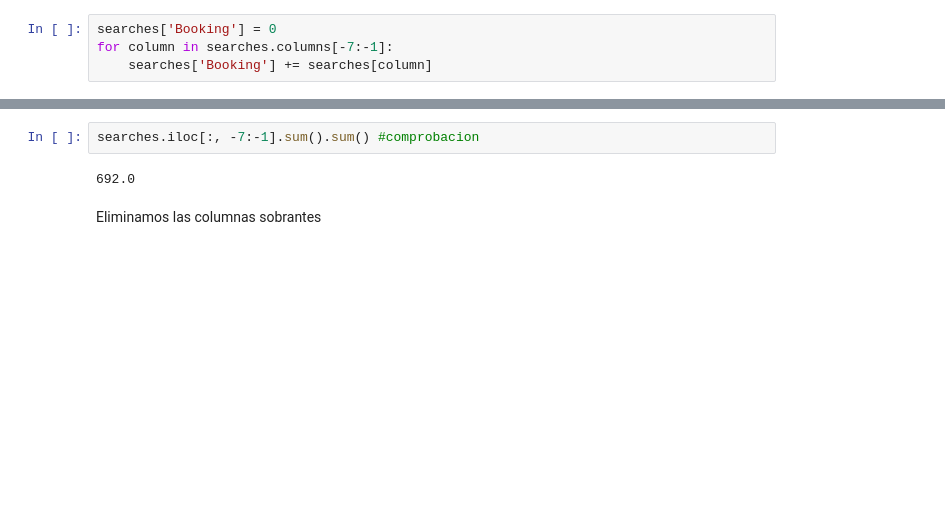
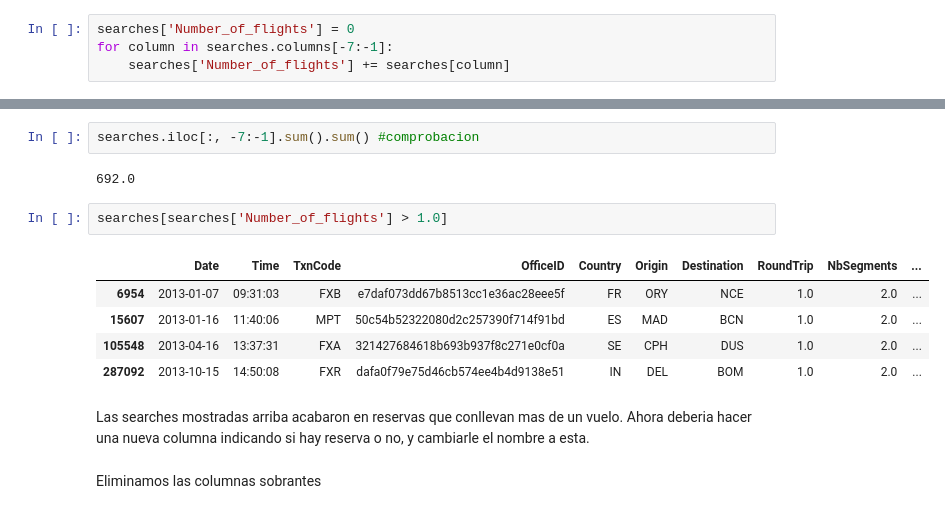
Before and after one commit to javiicc/DS_Challenge, a Jupyter notebook: Exercise_4.ipynb, the cells around one changed output, grey strips where cells are left out. Cells and saved outputs as stored; diff of their text form; blank space fills up the shorter version.

```diff
--- a/Exercise_4.ipynb
+++ b/Exercise_4.ipynb
@@ -366,7 +384,7 @@ dtype: float64
 # %% [markdown]
 Creamos la nueva columna
 # %%
-searches['Booking'] = 0
+searches['Number_of_flights'] = 0
 for column in searches.columns[-7:-1]:
-    searches['Booking'] += searches[column]
+    searches['Number_of_flights'] += searches[column]
 # %%
@@ -377,6 +395,16 @@ searches['Booking'].sum()
 searches.iloc[:, -7:-1].sum().sum() #comprobacion
 # %% [output]
 692.0
+# %%
+searches[searches['Number_of_flights'] > 1.0]
+# %% [output]
+|  | Date | Time | TxnCode | OfficeID | Country | Origin | Destination | RoundTrip | NbSegments | ... |
+| 6954 | 2013-01-07 | 09:31:03 | FXB | e7daf073dd67b8513cc1e36ac28eee5f | FR | ORY | NCE | 1.0 | 2.0 | ... |
+| 15607 | 2013-01-16 | 11:40:06 | MPT | 50c54b52322080d2c257390f714f91bd | ES | MAD | BCN | 1.0 | 2.0 | ... |
+| 105548 | 2013-04-16 | 13:37:31 | FXA | 321427684618b693b937f8c271e0cf0a | SE | CPH | DUS | 1.0 | 2.0 | ... |
+| 287092 | 2013-10-15 | 14:50:08 | FXR | dafa0f79e75d46cb574ee4b4d9138e51 | IN | DEL | BOM | 1.0 | 2.0 | ... |
+# %% [markdown]
+Las searches mostradas arriba acabaron en reservas que conllevan mas de un vuelo. Ahora deberia hacer una nueva columna indicando si hay reserva o no, y cambiarle el nombre a esta.
 # %% [markdown]
 Eliminamos las columnas sobrantes
 # %%
```
Also changed, not shown: parts of 40 cells of this notebook.
